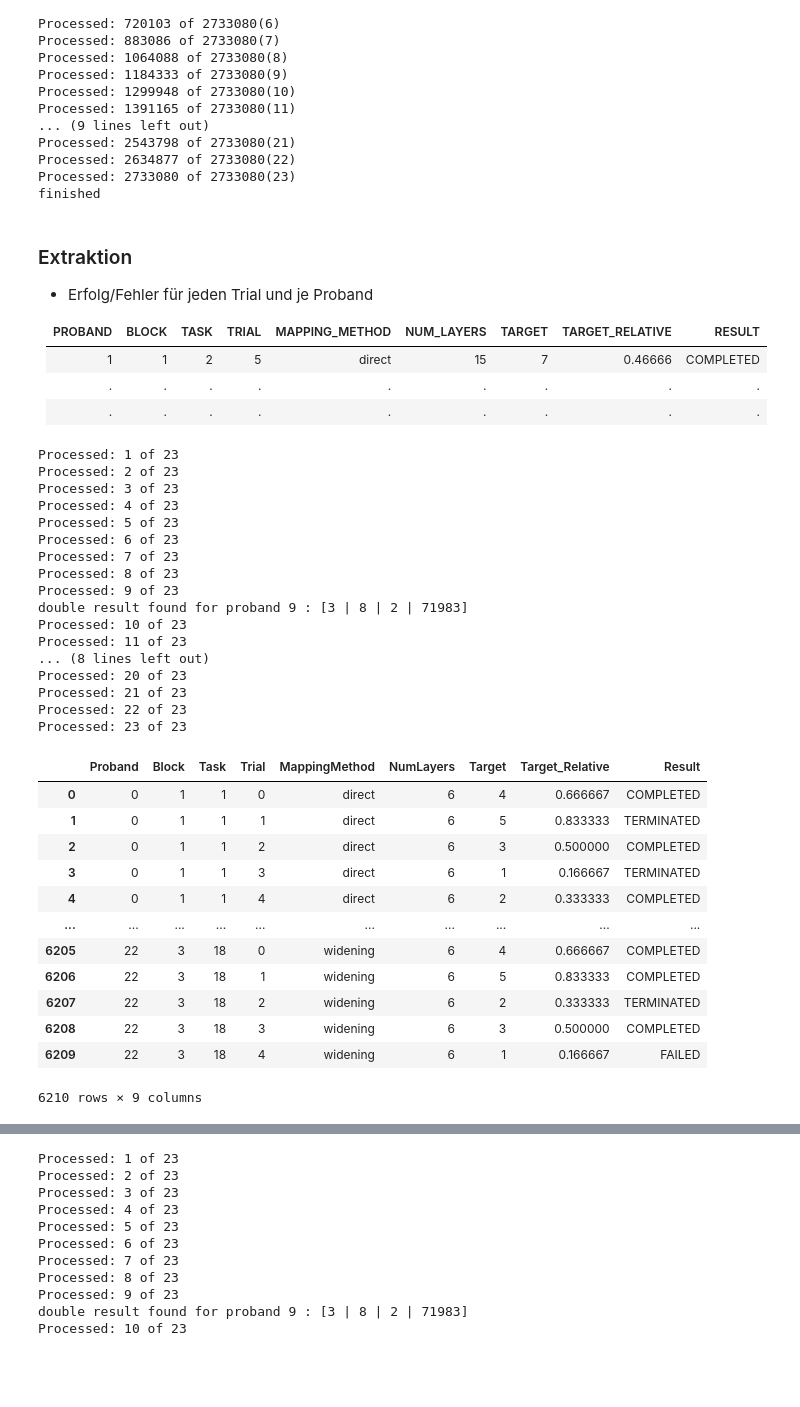
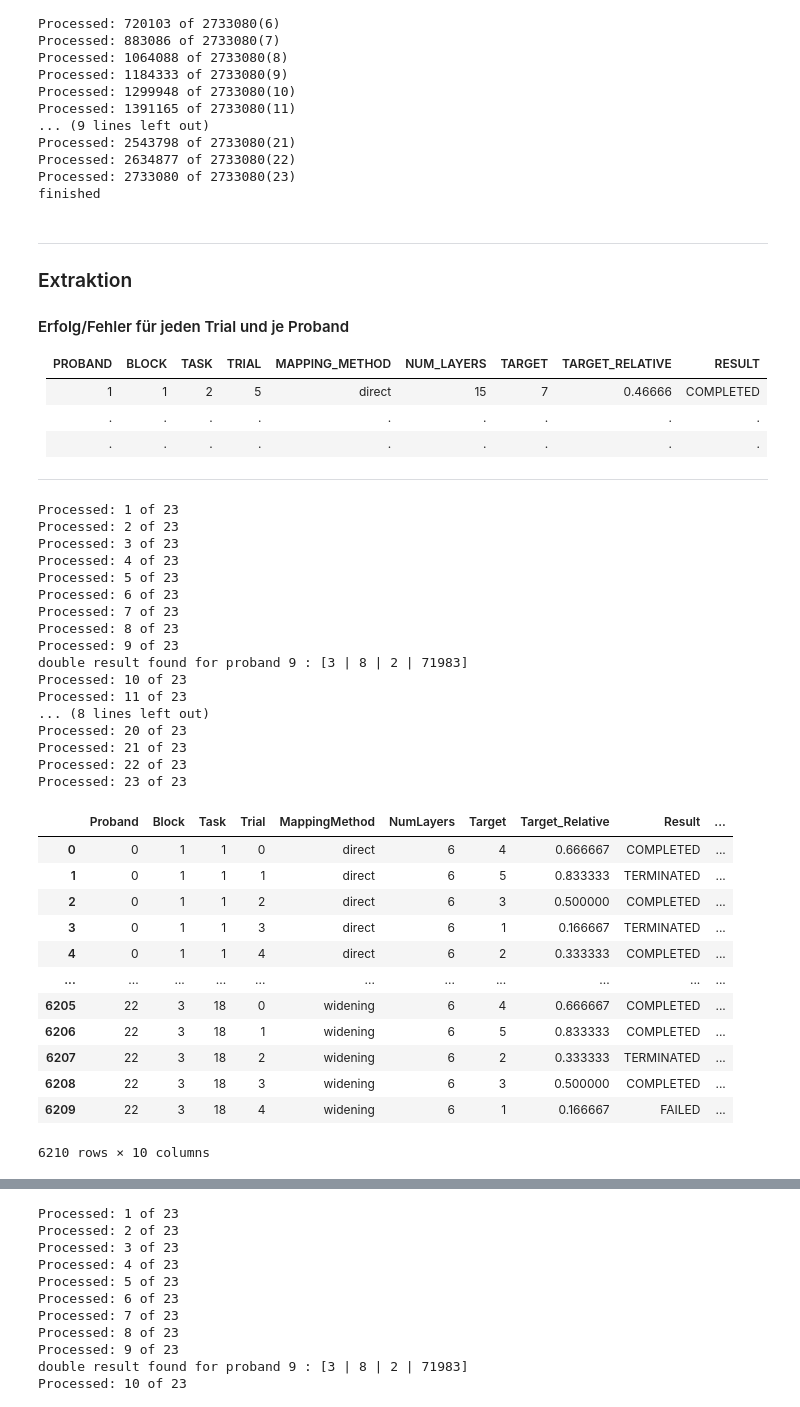
Before and after one commit to visualengineers/reflex-avi2022-results, a Jupyter notebook: code/zelasto study.ipynb, the cells around one changed output, grey strips where cells are left out. Cells and saved outputs as stored; diff of their text form; code cells hidden in the pictures; blank space fills up the shorter version.

Commit message:
feature: pivot tables

```diff
--- a/code/zelasto study.ipynb
+++ b/code/zelasto study.ipynb
@@ -239,19 +239,23 @@ Processed: 2634877 of 2733080(22)
 Processed: 2733080 of 2733080(23)
 finished
 # %% [markdown]
+---
+
 ### Extraktion
 
-* Erfolg/Fehler für jeden Trial und je Proband
+#### Erfolg/Fehler für jeden Trial und je Proband
 
 | PROBAND | BLOCK | TASK | TRIAL | MAPPING_METHOD | NUM_LAYERS | TARGET | TARGET_RELATIVE | RESULT    |
 | ------- | ----- | ---- | ----- | -------------- | ---------- | ------ | --------------- | --------- |
 | 1       | 1     | 2    | 5     | direct         | 15         | 7      | 0.46666         | COMPLETED |
 | .       | .     | .    | .     | .              | .          | .      | .               | .         |
 | .       | .     | .    | .     | .              | .          | .      | .               | .         |
+
+---
 # %%
 import math
 #create new Dataframe for the results per Trial and Proband
-cn_result = ["Proband", "Block", "Task", "Trial", "MappingMethod", "NumLayers", "Target", "Target_Relative", "Result"]
+cn_result = ["Proband", "Block", "Task", "Trial", "MappingMethod", "NumLayers", "Target", "Target_Relative", "Result", "Result_Numeric"]
 endOfTrials = pd.DataFrame(columns = cn_result)
 probandNum = 0
 
@@ -273,49 +277,52 @@ for proband in cleanedStudy:
             taskNo = proband["TaskNo"][i] - ((blockNo - 1) * 18)
             layerCount = proband["LayerCount"][i]
             target = int(proband["TargetLayers"][i].split(",")[proband["TrialIdx"][i]])
+            numeric_result = 0
+            if proband["posX"][i] == " COMPLETED":
+                numeric_result = 1
 
             if last_start >= i:
                 # double result - message
                 print("double result found for proband " + str(probandNum) + " : [" + str(blockNo) + " | " + str(taskNo) + " | " + str(proband["TrialIdx"][i]) + " | " + str(i) + "]")
             else:
-                endOfTrials.loc[len(endOfTrials)] = [probandNum, blockNo, taskNo, proband["TrialIdx"][i], proband["mappingMethod"][i], layerCount, target, target / layerCount, proband["posX"][i] ]
+                endOfTrials.loc[len(endOfTrials)] = [probandNum, blockNo, taskNo, proband["TrialIdx"][i], proband["mappingMethod"][i], layerCount, target, target / layerCount, proband["posX"][i], numeric_result ]
 
                 last_start = len(proband)
 
     probandNum = probandNum+1
     print("Processed: " + str(probandNum) + " of " + str(len(cleanedStudy)))
 display(endOfTrials)
 
 endOfTrials.to_csv(r'results.csv', sep= ";")
 # %% [output]
 Processed: 1 of 23
 Processed: 2 of 23
 Processed: 3 of 23
 Processed: 4 of 23
 Processed: 5 of 23
 Processed: 6 of 23
 Processed: 7 of 23
 Processed: 8 of 23
 Processed: 9 of 23
 double result found for proband 9 : [3 | 8 | 2 | 71983]
 Processed: 10 of 23
 Processed: 11 of 23
 ... (8 lines left out)
 Processed: 20 of 23
 Processed: 21 of 23
 Processed: 22 of 23
 Processed: 23 of 23
-|  | Proband | Block | Task | Trial | MappingMethod | NumLayers | Target | Target_Relative | Result |
-| 0 | 0 | 1 | 1 | 0 | direct | 6 | 4 | 0.666667 | COMPLETED |
-| 1 | 0 | 1 | 1 | 1 | direct | 6 | 5 | 0.833333 | TERMINATED |
-| 2 | 0 | 1 | 1 | 2 | direct | 6 | 3 | 0.500000 | COMPLETED |
-| 3 | 0 | 1 | 1 | 3 | direct | 6 | 1 | 0.166667 | TERMINATED |
-| 4 | 0 | 1 | 1 | 4 | direct | 6 | 2 | 0.333333 | COMPLETED |
-| ... | ... | ... | ... | ... | ... | ... | ... | ... | ... |
-| 6205 | 22 | 3 | 18 | 0 | widening | 6 | 4 | 0.666667 | COMPLETED |
-| 6206 | 22 | 3 | 18 | 1 | widening | 6 | 5 | 0.833333 | COMPLETED |
-| 6207 | 22 | 3 | 18 | 2 | widening | 6 | 2 | 0.333333 | TERMINATED |
-| 6208 | 22 | 3 | 18 | 3 | widening | 6 | 3 | 0.500000 | COMPLETED |
-| 6209 | 22 | 3 | 18 | 4 | widening | 6 | 1 | 0.166667 | FAILED |
+|  | Proband | Block | Task | Trial | MappingMethod | NumLayers | Target | Target_Relative | Result | ... |
+| 0 | 0 | 1 | 1 | 0 | direct | 6 | 4 | 0.666667 | COMPLETED | ... |
+| 1 | 0 | 1 | 1 | 1 | direct | 6 | 5 | 0.833333 | TERMINATED | ... |
+| 2 | 0 | 1 | 1 | 2 | direct | 6 | 3 | 0.500000 | COMPLETED | ... |
+| 3 | 0 | 1 | 1 | 3 | direct | 6 | 1 | 0.166667 | TERMINATED | ... |
+| 4 | 0 | 1 | 1 | 4 | direct | 6 | 2 | 0.333333 | COMPLETED | ... |
+| ... | ... | ... | ... | ... | ... | ... | ... | ... | ... | ... |
+| 6205 | 22 | 3 | 18 | 0 | widening | 6 | 4 | 0.666667 | COMPLETED | ... |
+| 6206 | 22 | 3 | 18 | 1 | widening | 6 | 5 | 0.833333 | COMPLETED | ... |
+| 6207 | 22 | 3 | 18 | 2 | widening | 6 | 2 | 0.333333 | TERMINATED | ... |
+| 6208 | 22 | 3 | 18 | 3 | widening | 6 | 3 | 0.500000 | COMPLETED | ... |
+| 6209 | 22 | 3 | 18 | 4 | widening | 6 | 1 | 0.166667 | FAILED | ... |
-6210 rows × 9 columns
+6210 rows × 10 columns
 # %% [markdown]
```
Also changed, not shown: parts of 10 cells of this notebook, 3 other files.
